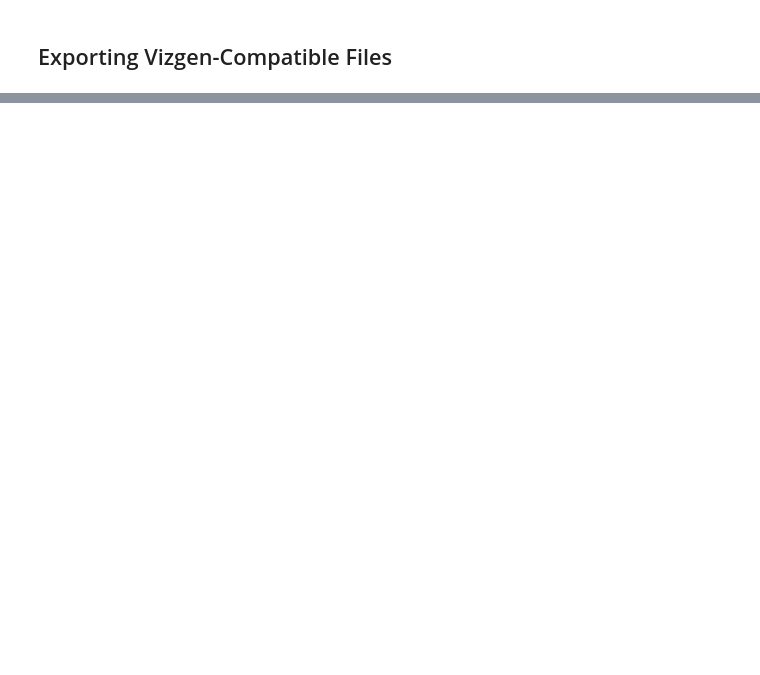
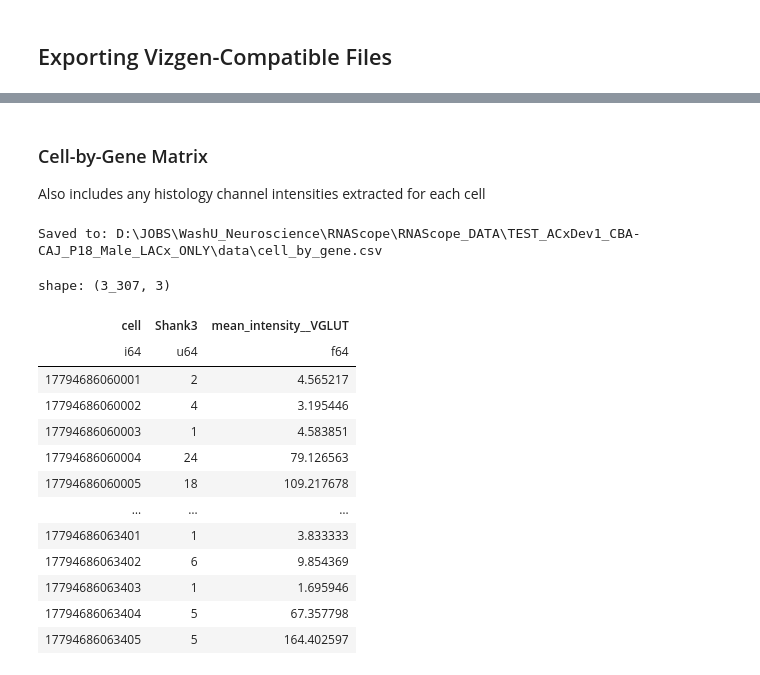
Before and after one commit to codynhanpham/RNAScopePreprocessing, a Jupyter notebook: notebooks/imapose2vizgen/_template_scratch_imapose2vizgen.ipynb, the cells around one changed output, grey strips where cells are left out. Cells and saved outputs as stored; diff of their text form; code cells hidden in the pictures; blank space fills up the shorter version.

Commit message:
Raw channel signal extration by cell mask + export

```diff
--- a/notebooks/imapose2vizgen/_template_scratch_imapose2vizgen.ipynb
+++ b/notebooks/imapose2vizgen/_template_scratch_imapose2vizgen.ipynb
@@ -62,23 +62,23 @@ IMARIS_IMS_FILE_IMAGE_INFO = ImsImageInfo(
 # Raw CZI of the data region
 RAW_CZI = os.path.join(IMG_DIR, "P18LACx Layer1-6 40x.czi")
 
-# If there are channels in the CZI file that should be included as intensity-based data (VGlut, DAPI, etc.), add them here
+# If there are channels in the CZI file that should be included as intensity-based data (VGLUT, DAPI, etc.), add them here
 # Signal-extraction are done after cellpose mask alignment and will use max-projection across the Z-stack for each channel listed here
 # The extracted intensity levels will be saved together with the puncta spots in the CSV outputs, using the name set in ChannelLabel
 HISTOLOGY_CHANNELS: typing.List[HistologyChannelInfo] = [
 	HistologyChannelInfo(
-		ChannelLabel="Vglut", # display/output name. This is not used to filter channels!
+		ChannelLabel="VGLUT", # display/output name. This is not used to filter channels!
 		ChannelInfo=CziChannelInfo(
 			ExcitationWavelength=488.0,
 		)
 	),
-	# Add more as needed
-	HistologyChannelInfo(
-		ChannelLabel="DAPI", # display/output name. This is not used to filter channels!
-		ChannelInfo=CziChannelInfo(
-			ExcitationWavelength=405.0,
-		)
-	),
+	# Add more as needed, e.g.
+	# HistologyChannelInfo(
+	# 	ChannelLabel="DAPI",
+	# 	ChannelInfo=CziChannelInfo(
+	# 		ExcitationWavelength=405.0,
+	# 	)
+	# ),
 ]
 
 # Processed TIFF used for Cellpose segmentation and the resulting Cellpose segmentation mask
@@ -1278,19 +1654,60 @@ print(f"Saved to: {imgoutpath}")
+# %% [markdown]
+### Cell-by-Gene Matrix
+Also includes any histology channel intensities extracted for each cell
 # %%
-# cell_by_gene
+# cell_by_gene (+ joined histology intensities)
 # Rows = cells, columns = genes, values = transcript counts per cell per gene
 cell_by_gene_df = (
 	detected_transcripts_df
 	.filter(pl.col("cell_id") > 0)   # exclude spots not assigned to a cell (-1)
 	.group_by(["cell_id", "gene"])
 	.agg(pl.len().alias("count"))
 	.pivot(on="gene", index="cell_id", values="count", aggregate_function="sum")
 	.fill_null(0)
 	.rename({"cell_id": "cell"})
 	.sort("cell")
 )
 
+# Convert channel_intensity_by_cell_df cell_label -> stable global cell id format,
+# so it matches detected_transcripts_df.cell_id / cell_by_gene_df.cell.
+if "channel_intensity_by_cell_df" not in globals():
+	raise NameError("channel_intensity_by_cell_df is not defined. Run the intensity extraction cell first.")
+
+intensity_join_df = (
+	channel_intensity_by_cell_df
+	.filter(pl.col("cell_label") > 0)
+	.with_columns(
+		pl.col("cell_label")
+		.map_elements(
+			lambda label: format_cell_label(cellpose_timestamp, label, pad_width),
+			return_dtype=pl.Int64,
+		)
+		.alias("cell")
+	)
+	.drop("cell_label")
+)
+
+# Left join keeps the same row set as cell_by_gene, and appends per-channel means.
+cell_by_gene_df = cell_by_gene_df.join(intensity_join_df, on="cell", how="left")
+
 csvoutpath = os.path.normpath(os.path.join(OUTPUT_DIR, "cell_by_gene.csv"))
 cell_by_gene_df.write_csv(csvoutpath)
 print(f"Saved to: {csvoutpath}")
 
 cell_by_gene_df
+# %% [output]
+Saved to: D:\JOBS\WashU_Neuroscience\RNAScope\RNAScope_DATA\TEST_ACxDev1_CBA-CAJ_P18_Male_LACx_ONLY\data\cell_by_gene.csv
+shape: (3_307, 3)
+| cell | Shank3 | mean_intensity__VGLUT |
+| i64 | u64 | f64 |
+| 17794686060001 | 2 | 4.565217 |
+| 17794686060002 | 4 | 3.195446 |
+| 17794686060003 | 1 | 4.583851 |
+| 17794686060004 | 24 | 79.126563 |
+| 17794686060005 | 18 | 109.217678 |
+| … | … | … |
+| 17794686063401 | 1 | 3.833333 |
+| 17794686063402 | 6 | 9.854369 |
+| 17794686063403 | 1 | 1.695946 |
+| 17794686063404 | 5 | 67.357798 |
+| 17794686063405 | 5 | 164.402597 |
```
Also changed, not shown: parts of 32 cells of this notebook.
